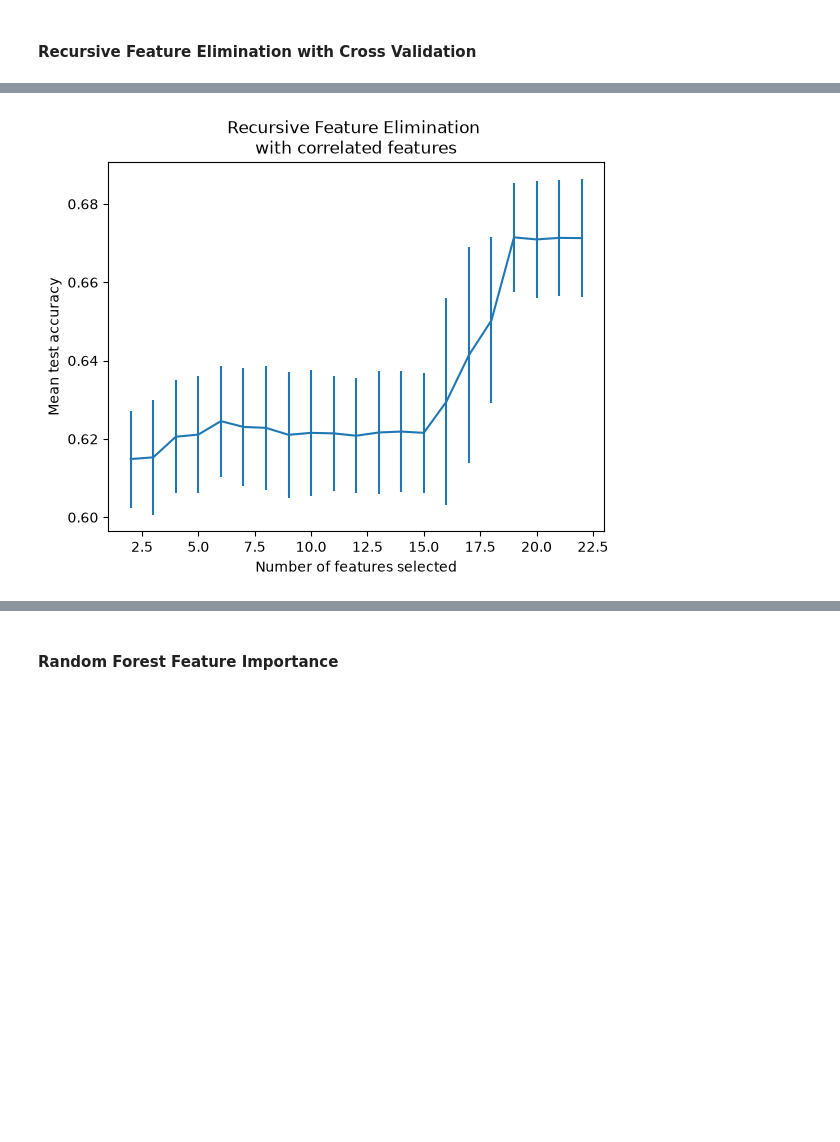
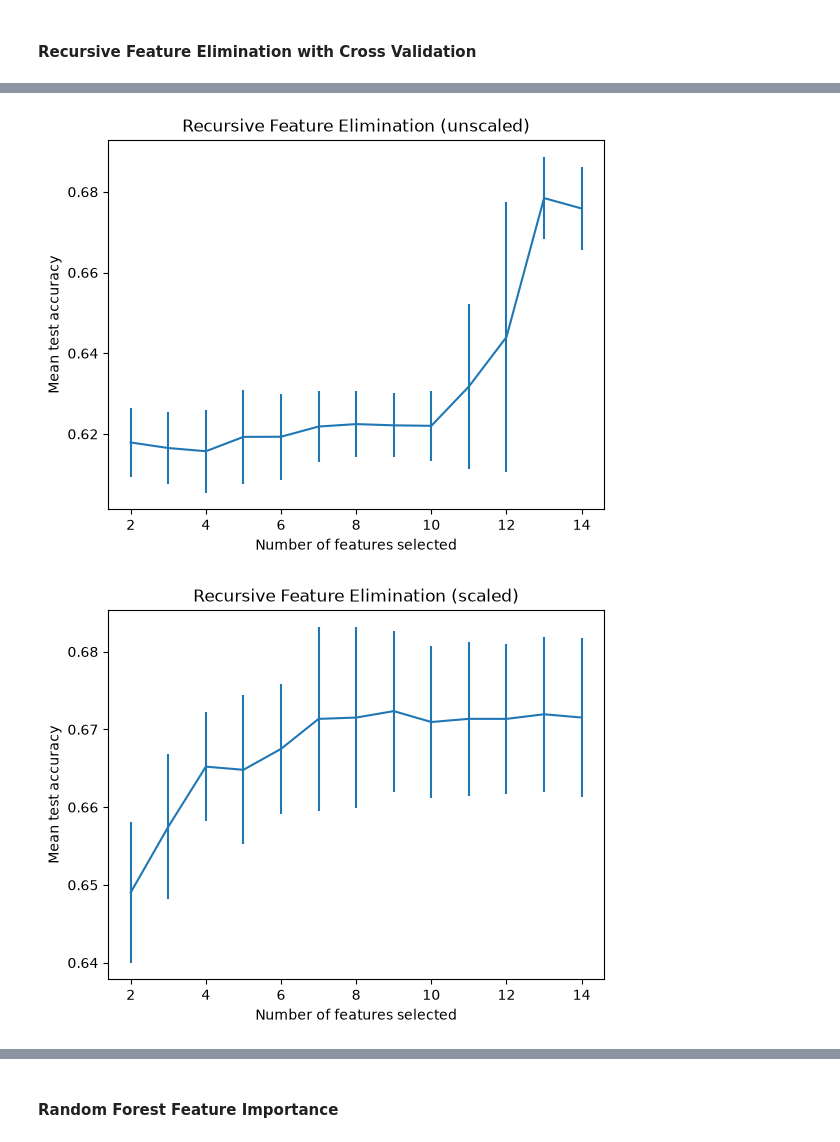
Before and after one commit to jonnovd/ImmunPepPred, a Jupyter notebook: models/svm.ipynb, the cells around one changed output, grey strips where cells are left out. Cells and saved outputs as stored; diff of their text form; code cells hidden in the pictures; blank space fills up the shorter version.

Commit message:
Added other models to svm, new pathogenicity data

```diff
--- a/models/svm.ipynb
+++ b/models/svm.ipynb
@@ -453,7 +534,18 @@ rfecv = RFECV(
     min_features_to_select=min_features_to_select,
     n_jobs=2,
 )
-rfecv.fit(X, y)
 
-print(f"Optimal number of features: {rfecv.n_features_}")
+rfecv.fit(X_train, y_train)
+print(f"Optimal number of features Unscaled: {rfecv.n_features_}")
+
+rfecv_scaled = RFECV(
+    estimator=clf,
+    step=1,
+    cv=cv,
+    scoring="precision",
+    min_features_to_select=min_features_to_select,
+    n_jobs=2,
+)
+rfecv_scaled.fit(X_scaled_train, y_train)
+print(f"Optimal number of features Scaled: {rfecv_scaled.n_features_}")
 # %% [output]
@@ -461,22 +583,27 @@ Optimal number of features: 19
 # %%
 import matplotlib.pyplot as plt
 import pandas as pd
 
-data = {
-    key: value
-    for key, value in rfecv.cv_results_.items()
-    if key in ["n_features", "mean_test_score", "std_test_score"]
-}
-cv_results = pd.DataFrame(data)
-plt.figure()
-plt.xlabel("Number of features selected")
-plt.ylabel("Mean test accuracy")
-plt.errorbar(
-    x=cv_results["n_features"],
-    y=cv_results["mean_test_score"],
-    yerr=cv_results["std_test_score"],
-)
-plt.title("Recursive Feature Elimination \nwith correlated features")
-plt.show()
+def plotRFECV(rfecv, scaled):
+    data = {
+        key: value
+        for key, value in rfecv.cv_results_.items()
+        if key in ["n_features", "mean_test_score", "std_test_score"]
+    }
+    cv_results = pd.DataFrame(data)
+    plt.figure()
+    plt.xlabel("Number of features selected")
+    plt.ylabel("Mean test accuracy")
+    plt.errorbar(
+        x=cv_results["n_features"],
+        y=cv_results["mean_test_score"],
+        yerr=cv_results["std_test_score"],
+    )
+    plt.title(f"Recursive Feature Elimination ({scaled})")
+    plt.show()
+
+plotRFECV(rfecv, "unscaled")
+plotRFECV(rfecv_scaled, "scaled")
 # %% [output]
-[figure, old version]
+[figure, new version]
+[figure, added]
```
Also changed, not shown: parts of 51 cells of this notebook, 3 other files.
